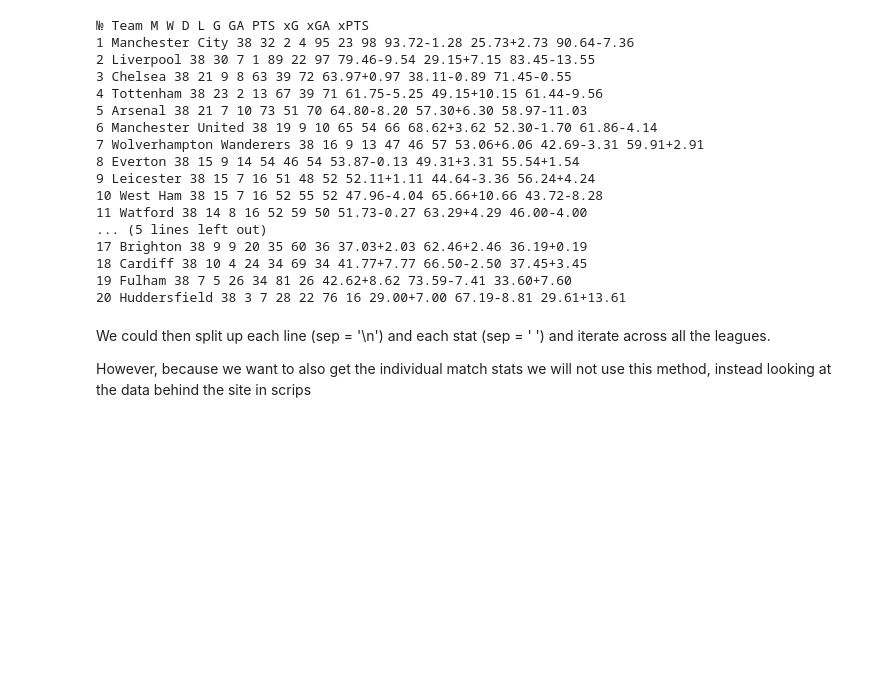
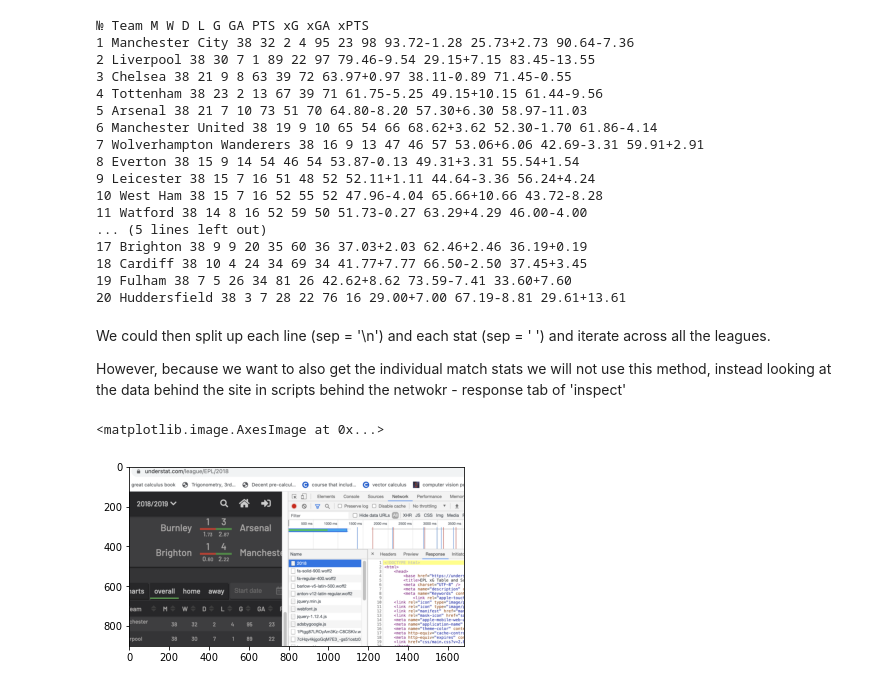
Before and after one commit to jakelourie1502/Football_Data, a Jupyter notebook: Scraping_Understat.ipynb, the cells around one changed output. Cells and saved outputs as stored; diff of their text form; code cells hidden in the pictures; blank space fills up the shorter version.

```diff
--- a/Scraping_Understat.ipynb
+++ b/Scraping_Understat.ipynb
@@ -45,4 +47,11 @@ print(table.text)
 # %% [markdown]
 We could then split up each line (sep = '\n') and each stat (sep = ' ') and iterate across all the leagues.
 
-However, because we want to also get the individual match stats we will not use this method, instead looking at the data behind the site in scrips
+However, because we want to also get the individual match stats we will not use this method, instead looking at the data behind the site in scripts behind the netwokr - response tab of 'inspect'
+# %%
+screenshot_of_network = '/Users/jacoblourie/Desktop/Understat_screenshot.png'
+im = Image.open(screenshot_of_network)
+plot.imshow(im)
+# %% [output]
+<matplotlib.image.AxesImage at 0x...>
+[figure, added]
```
Also changed, not shown: parts of 6 cells of this notebook.
